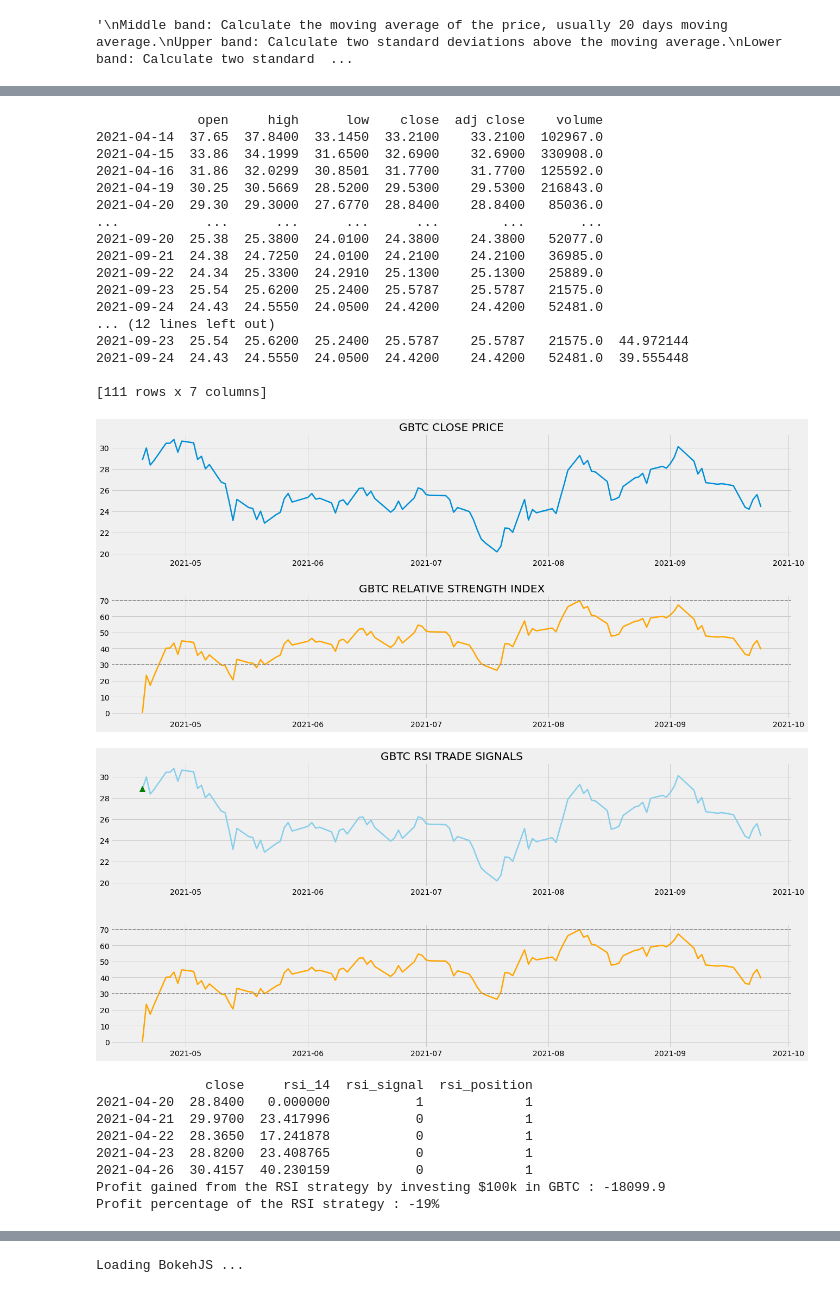
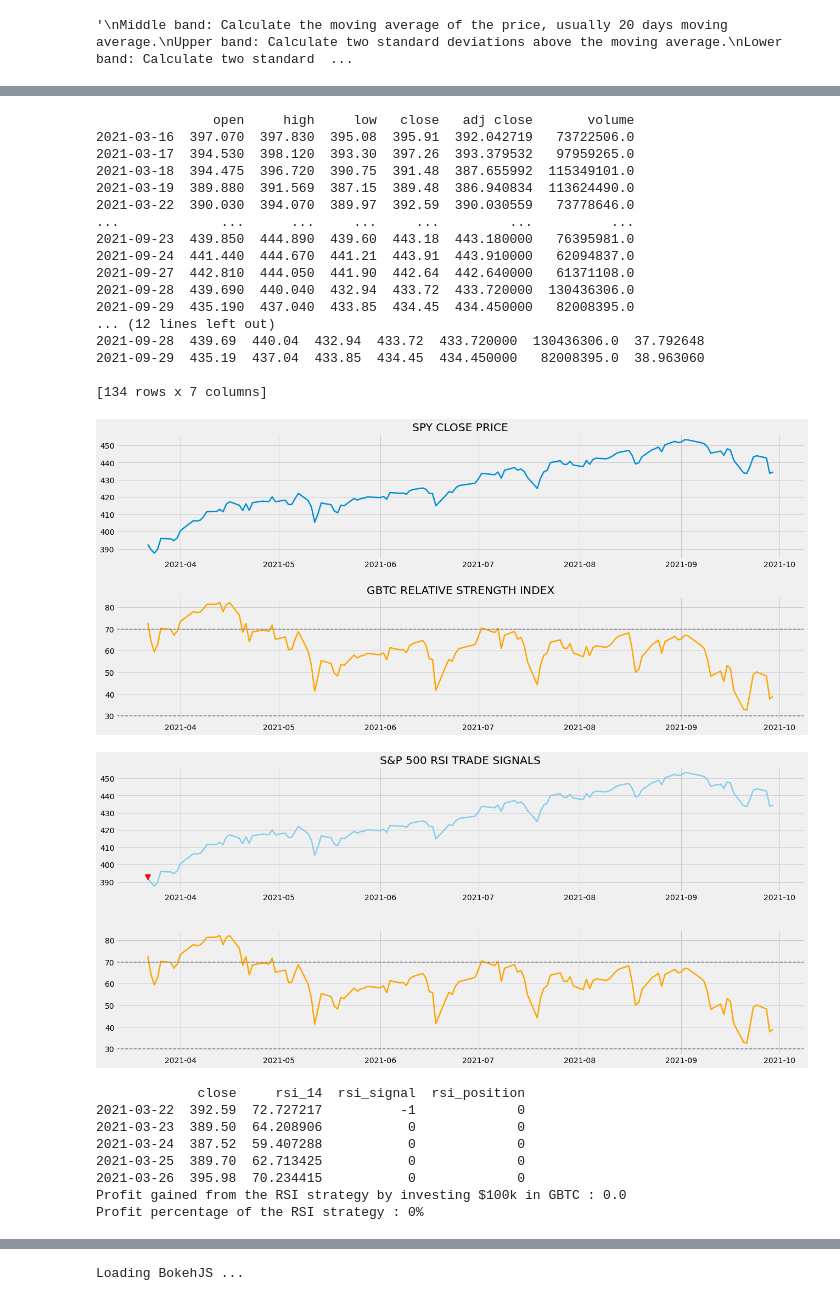
Before and after one commit to BrendanGlancy/AI_jupyter_notebook, a Jupyter notebook: FinTech.ipynb, the cells around one changed output, grey strips where cells are left out. Cells and saved outputs as stored; diff of their text form; code cells hidden in the pictures.

```diff
--- a/FinTech.ipynb
+++ b/FinTech.ipynb
@@ -57,7 +57,7 @@ def get_historical_data(symbol, start_date = None):
         df = df[df.index >= start_date]
     return df
 
-googl = get_historical_data('GBTC', '2021-05-01')
+googl = get_historical_data('SPY', '2021-05-01')
 googl
 
 
@@ -135,7 +135,7 @@ ax1.plot(googl['close'], color = 'skyblue', linewidth = 2, label = 'GOOGL')
 ax1.plot(googl.index, buy_price, marker = '^', color = 'green', markersize = 10, label = 'BUY SIGNAL', linewidth = 0)
 ax1.plot(googl.index, sell_price, marker = 'v', color = 'r', markersize = 10, label = 'SELL SIGNAL', linewidth = 0)
 ax1.legend()
-ax1.set_title('GBTC macd')
+ax1.set_title('S&P 500 macd')
 ax2.plot(googl_macd['macd'], color = 'grey', linewidth = 1.5, label = 'MACD')
 ax2.plot(googl_macd['signal'], color = 'skyblue', linewidth = 1.5, label = 'SIGNAL')
 
@@ -175,7 +175,7 @@ def get_historical_data(symbol, start_date = None):
         df = df[df.index >= start_date]
     return df
 
-ibm = get_historical_data('DAPP', '2020-09-16')
+ibm = get_historical_data('SPY', '2021-03-16')
 print(ibm)
 
 def get_rsi(close, lookback):
@@ -206,7 +206,7 @@ print(ibm)
 ax1 = plt.subplot2grid((10,1), (0,0), rowspan = 4, colspan = 1)
 ax2 = plt.subplot2grid((10,1), (5,0), rowspan = 4, colspan = 1)
 ax1.plot(ibm['close'], linewidth = 2.5)
-ax1.set_title('GBTC CLOSE PRICE')
+ax1.set_title('SPY CLOSE PRICE')
 ax2.plot(ibm['rsi_14'], color = 'orange', linewidth = 2.5)
 ax2.axhline(30, linestyle = '--', linewidth = 1.5, color = 'grey')
 ax2.axhline(70, linestyle = '--', linewidth = 1.5, color = 'grey')
@@ -255,7 +255,7 @@ ax2 = plt.subplot2grid((10,1), (5,0), rowspan = 4, colspan = 1)
 ax1.plot(ibm['close'], linewidth = 2.5, color = 'skyblue', label = 'IBM')
 ax1.plot(ibm.index, buy_price, marker = '^', markersize = 10, color = 'green', label = 'BUY SIGNAL')
 ax1.plot(ibm.index, sell_price, marker = 'v', markersize = 10, color = 'r', label = 'SELL SIGNAL')
-ax1.set_title('GBTC RSI TRADE SIGNALS')
+ax1.set_title('S&P 500 RSI TRADE SIGNALS')
 ax2.plot(ibm['rsi_14'], color = 'orange', linewidth = 2.5)
 ax2.axhline(30, linestyle = '--', linewidth = 1.5, color = 'grey')
 ax2.axhline(70, linestyle = '--', linewidth = 1.5, color = 'grey')
@@ -283,55 +283,55 @@ position = pd.DataFrame(position).rename(columns = {0:'rsi_position'}).set_index
 
 frames = [close_price, rsi, rsi_signal, position]
 strategy = pd.concat(frames, join = 'inner', axis = 1)
 
 print(strategy.head())
 
 ibm_ret = pd.DataFrame(np.diff(ibm['close'])).rename(columns = {0:'returns'})
 rsi_strategy_ret = []
 
 for i in range(len(ibm_ret)):
     returns = ibm_ret['returns'][i]*strategy['rsi_position'][i]
     rsi_strategy_ret.append(returns)
 
 rsi_strategy_ret_df = pd.DataFrame(rsi_strategy_ret).rename(columns = {0:'rsi_returns'})
 investment_value = 100000
 number_of_stocks = floor(investment_value/ibm['close'][-1])
 rsi_investment_ret = []
 
 for i in range(len(rsi_strategy_ret_df['rsi_returns'])):
     returns = number_of_stocks*rsi_strategy_ret_df['rsi_returns'][i]
     rsi_investment_ret.append(returns)
 
 rsi_investment_ret_df = pd.DataFrame(rsi_investment_ret).rename(columns = {0:'investment_returns'})
 total_investment_ret = round(sum(rsi_investment_ret_df['investment_returns']), 2)
 profit_percentage = floor((total_investment_ret/investment_value)*100)
 print(cl('Profit gained from the RSI strategy by investing $100k in GBTC : {}'.format(total_investment_ret), attrs = ['bold']))
 print(cl('Profit percentage of the RSI strategy : {}%'.format(profit_percentage), attrs = ['bold']))
 # %% [output]
-             open     high      low    close  adj close    volume
-2021-04-14  37.65  37.8400  33.1450  33.2100    33.2100  102967.0
-2021-04-15  33.86  34.1999  31.6500  32.6900    32.6900  330908.0
-2021-04-16  31.86  32.0299  30.8501  31.7700    31.7700  125592.0
-2021-04-19  30.25  30.5669  28.5200  29.5300    29.5300  216843.0
-2021-04-20  29.30  29.3000  27.6770  28.8400    28.8400   85036.0
-...           ...      ...      ...      ...        ...       ...
-2021-09-20  25.38  25.3800  24.0100  24.3800    24.3800   52077.0
-2021-09-21  24.38  24.7250  24.0100  24.2100    24.2100   36985.0
-2021-09-22  24.34  25.3300  24.2910  25.1300    25.1300   25889.0
-2021-09-23  25.54  25.6200  25.2400  25.5787    25.5787   21575.0
-2021-09-24  24.43  24.5550  24.0500  24.4200    24.4200   52481.0
+               open     high     low   close   adj close       volume
+2021-03-16  397.070  397.830  395.08  395.91  392.042719   73722506.0
+2021-03-17  394.530  398.120  393.30  397.26  393.379532   97959265.0
+2021-03-18  394.475  396.720  390.75  391.48  387.655992  115349101.0
+2021-03-19  389.880  391.569  387.15  389.48  386.940834  113624490.0
+2021-03-22  390.030  394.070  389.97  392.59  390.030559   73778646.0
+...             ...      ...     ...     ...         ...          ...
+2021-09-23  439.850  444.890  439.60  443.18  443.180000   76395981.0
+2021-09-24  441.440  444.670  441.21  443.91  443.910000   62094837.0
+2021-09-27  442.810  444.050  441.90  442.64  442.640000   61371108.0
+2021-09-28  439.690  440.040  432.94  433.72  433.720000  130436306.0
+2021-09-29  435.190  437.040  433.85  434.45  434.450000   82008395.0
 ... (12 lines left out)
-2021-09-23  25.54  25.6200  25.2400  25.5787    25.5787   21575.0  44.972144
-2021-09-24  24.43  24.5550  24.0500  24.4200    24.4200   52481.0  39.555448
+2021-09-28  439.69  440.04  432.94  433.72  433.720000  130436306.0  37.792648
+2021-09-29  435.19  437.04  433.85  434.45  434.450000   82008395.0  38.963060
 
-[111 rows x 7 columns]
+[134 rows x 7 columns]
-[figure, old version]
+[figure, new version]
-[figure, old version]
+[figure, new version]
-              close     rsi_14  rsi_signal  rsi_position
-2021-04-20  28.8400   0.000000           1             1
-2021-04-21  29.9700  23.417996           0             1
-2021-04-22  28.3650  17.241878           0             1
-2021-04-23  28.8200  23.408765           0             1
-2021-04-26  30.4157  40.230159           0             1
-Profit gained from the RSI strategy by investing $100k in GBTC : -18099.9
-Profit percentage of the RSI strategy : -19%
+             close     rsi_14  rsi_signal  rsi_position
+2021-03-22  392.59  72.727217          -1             0
+2021-03-23  389.50  64.208906           0             0
+2021-03-24  387.52  59.407288           0             0
+2021-03-25  389.70  62.713425           0             0
+2021-03-26  395.98  70.234415           0             0
+Profit gained from the RSI strategy by investing $100k in GBTC : 0.0
+Profit percentage of the RSI strategy : 0%
```
Also changed, not shown: parts of 5 cells of this notebook, 2 other files.
